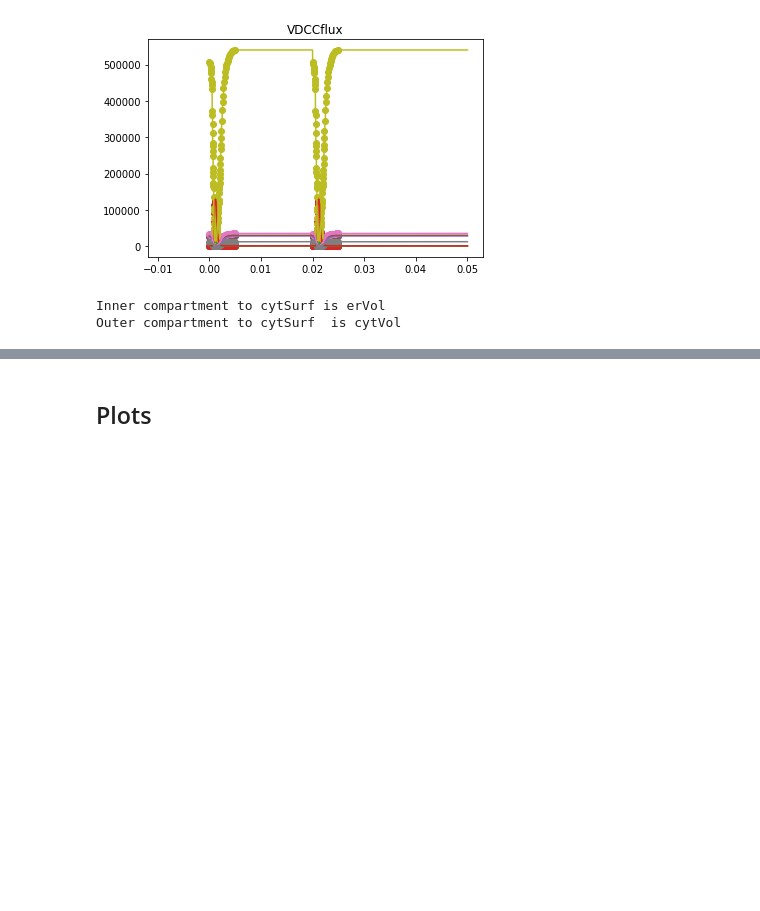
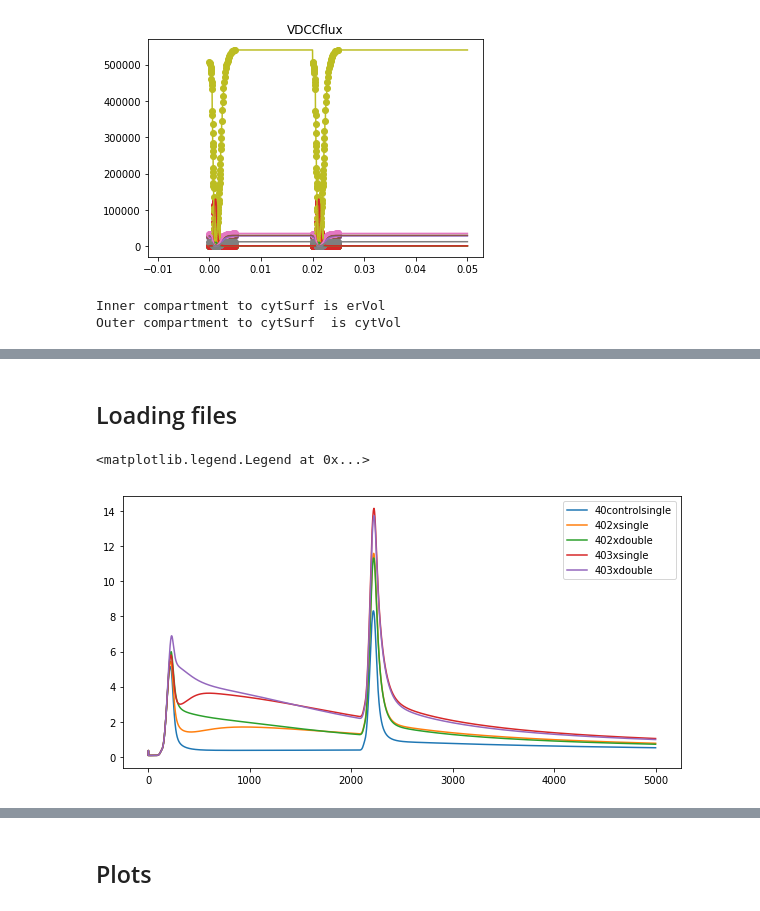
Before and after one commit to KabirDabholkar/tripartiteSynapse, a Jupyter notebook: STEPS/CA3_mpart_class_geom-ode.ipynb, the cells around one changed output, grey strips where cells are left out. Cells and saved outputs as stored; diff of their text form; code cells hidden in the pictures; blank space fills up the shorter version.

```diff
--- a/STEPS/CA3_mpart_class_geom-ode.ipynb
+++ b/STEPS/CA3_mpart_class_geom-ode.ipynb
@@ -213,3 +226,31 @@ mean=simulation(1)
 dump_loc="/home/kabir/Project/tripartiteSynapse/STEPS/ode_data"
 with open(dump_loc,'wb') as file:
     pkl.dump(mean,file)
+# %% [markdown]
+## Loading files
+# %%
+plt.figure(figsize=(10,5))
+
+vdcc_num=['20','40','60']#[0]
+case=['control','2x','3x']#[2]
+ryr_case=['single','double']
+
+cases=list(product(vdcc_num,case,ryr_case))
+
+cases=[c for c in cases if c[1]!='control' or c[2]!='double']
+
+
+loc="/data/kabir/STEPS/ODE/VDCC"
+for case in cases:
+    floc=loc+''.join(case)+"/data"
+    #print(floc)
+    if case[0]=='40':
+        with open(floc,'rb') as file:
+            res=pkl.load(file)
+            plt.plot(res[:,-1]*1e6,label=''.join(case))
+plt.legend()
+#plt.xlim((0,400))
+#plt.ylim((0,3))
+# %% [output]
+<matplotlib.legend.Legend at 0x...>
+[figure, added]
```
Also changed, not shown: parts of 3 cells of this notebook, 11 other files.
